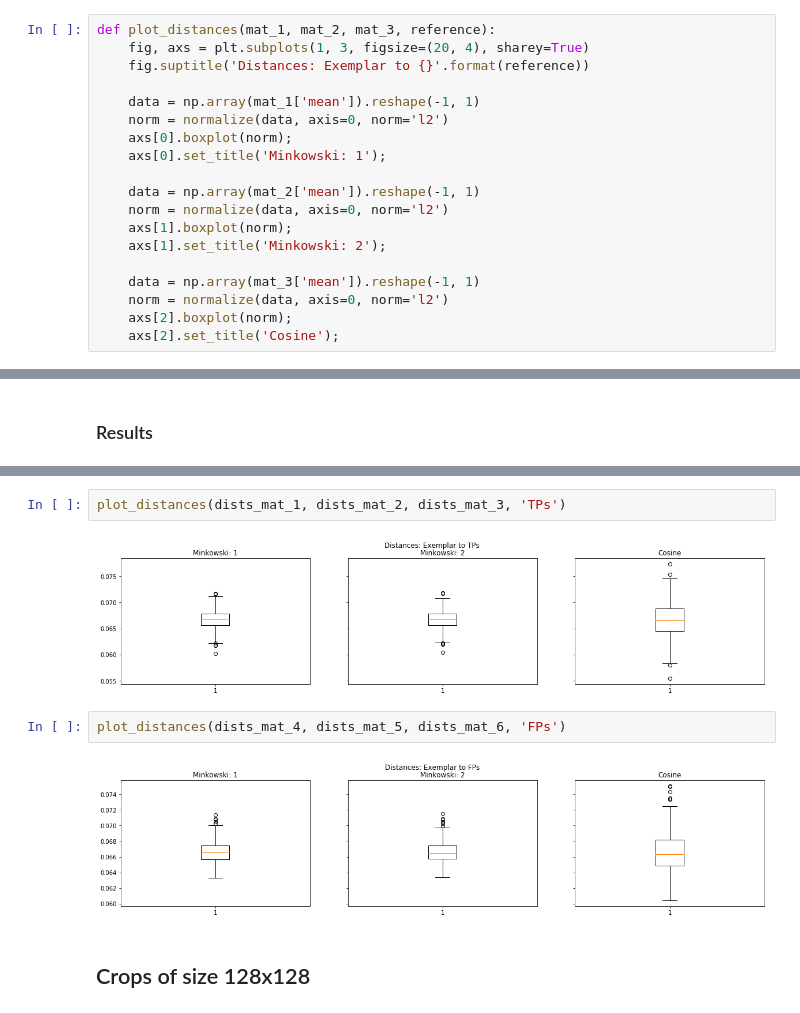
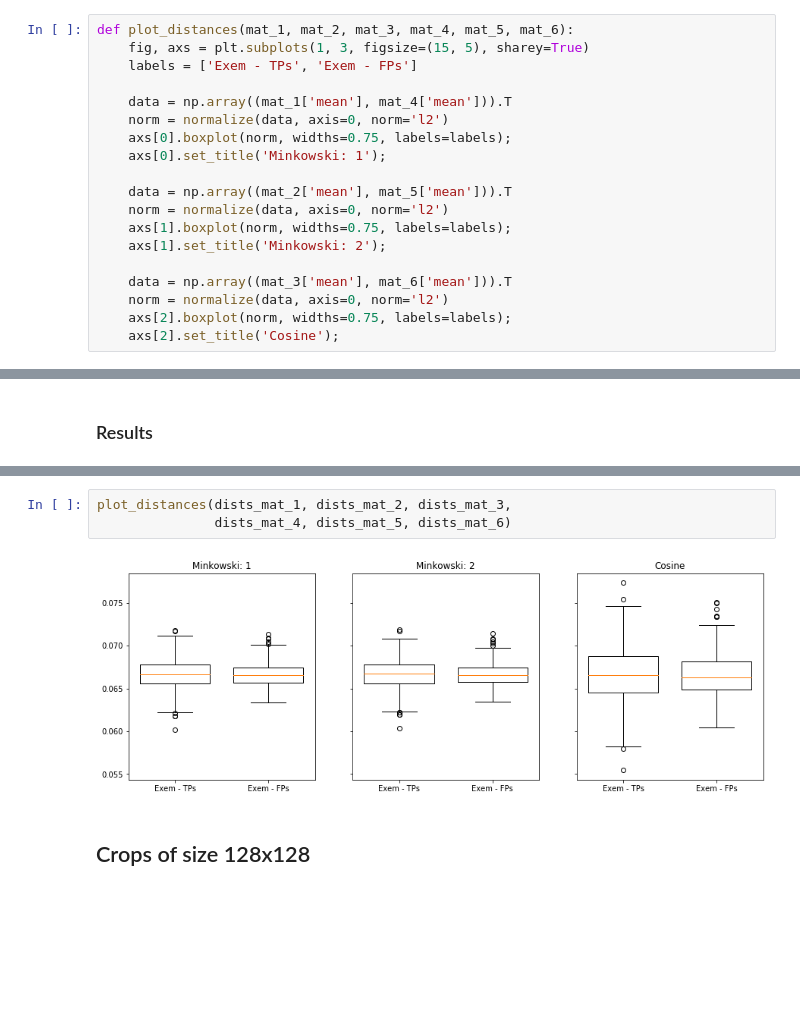
Before and after one commit to Heldenkombinat/Logodetect, a Jupyter notebook: notebooks/similarity_distances.ipynb, the cells around one changed output, grey strips where cells are left out. Drawn from its saved outputs; the diff is of its cells as text; blank space fills up the shorter version.

Commit message:
Analize distances

```diff
--- a/notebooks/similarity_distances.ipynb
+++ b/notebooks/similarity_distances.ipynb
@@ -221,23 +108,23 @@ def get_distances(exemplars, detections, logos, reference, metric, p=None):
 
     return dists_mat
 # %%
-def plot_distances(mat_1, mat_2, mat_3, reference):
-    fig, axs = plt.subplots(1, 3, figsize=(20, 4), sharey=True)
-    fig.suptitle('Distances: Exemplar to {}'.format(reference))
+def plot_distances(mat_1, mat_2, mat_3, mat_4, mat_5, mat_6):
+    fig, axs = plt.subplots(1, 3, figsize=(15, 5), sharey=True)
+    labels = ['Exem - TPs', 'Exem - FPs']
 
-    data = np.array(mat_1['mean']).reshape(-1, 1)
+    data = np.array((mat_1['mean'], mat_4['mean'])).T
     norm = normalize(data, axis=0, norm='l2')
-    axs[0].boxplot(norm);
+    axs[0].boxplot(norm, widths=0.75, labels=labels);
     axs[0].set_title('Minkowski: 1');
 
-    data = np.array(mat_2['mean']).reshape(-1, 1)
+    data = np.array((mat_2['mean'], mat_5['mean'])).T
     norm = normalize(data, axis=0, norm='l2')
-    axs[1].boxplot(norm);
+    axs[1].boxplot(norm, widths=0.75, labels=labels);
     axs[1].set_title('Minkowski: 2');
 
-    data = np.array(mat_3['mean']).reshape(-1, 1)
+    data = np.array((mat_3['mean'], mat_6['mean'])).T
     norm = normalize(data, axis=0, norm='l2')
-    axs[2].boxplot(norm);
+    axs[2].boxplot(norm, widths=0.75, labels=labels);
     axs[2].set_title('Cosine');
 # %% [markdown]
 ## Crops of varying size
@@ -285,11 +173,8 @@ dists_mat_6 = get_distances(exemplars_df, detections_set, logos_small_df, 'FP',
 # %%
-plot_distances(dists_mat_1, dists_mat_2, dists_mat_3, 'TPs')
+plot_distances(dists_mat_1, dists_mat_2, dists_mat_3,
+               dists_mat_4, dists_mat_5, dists_mat_6)
 # %% [output]
-[figure, old version]
+[figure, new version]
-# %%
-plot_distances(dists_mat_4, dists_mat_5, dists_mat_6, 'FPs')
-# %% [output]
-[figure, removed]
 # %% [markdown]
 ## Crops of size 128x128
 # %% [markdown]
```
Also changed, not shown: parts of 21 cells of this notebook, 2 other files.
